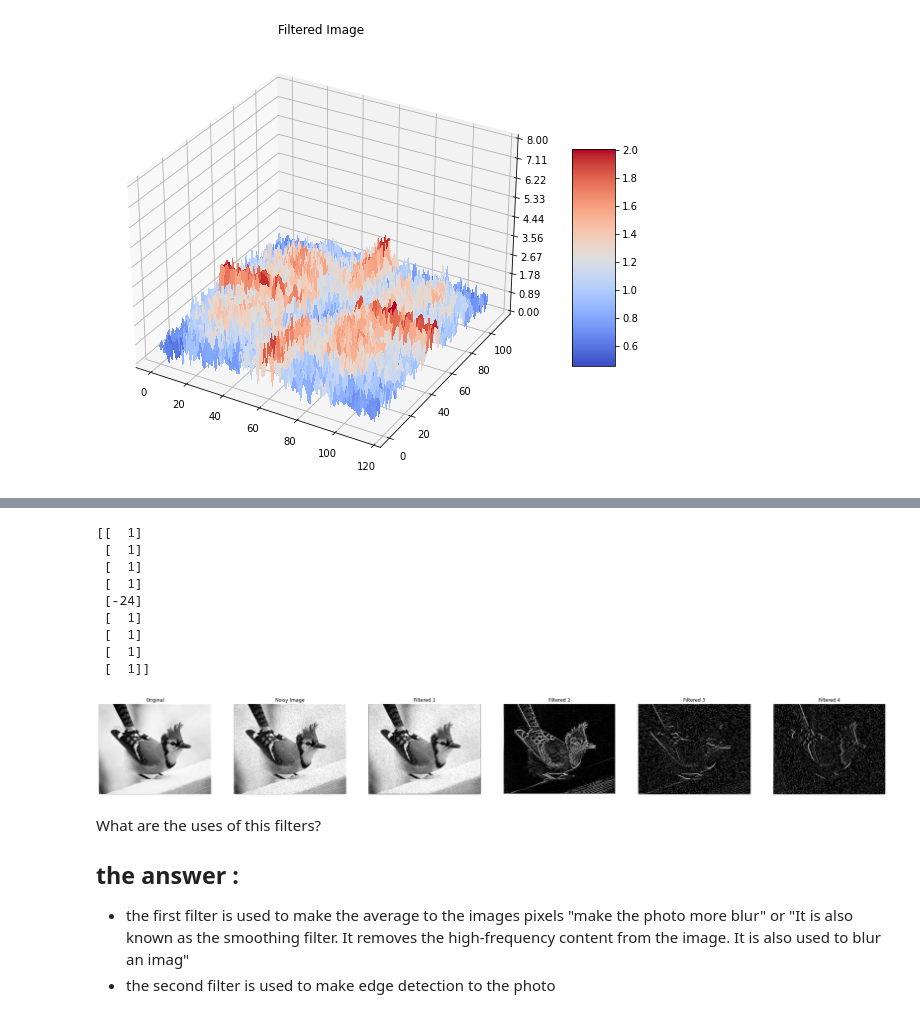
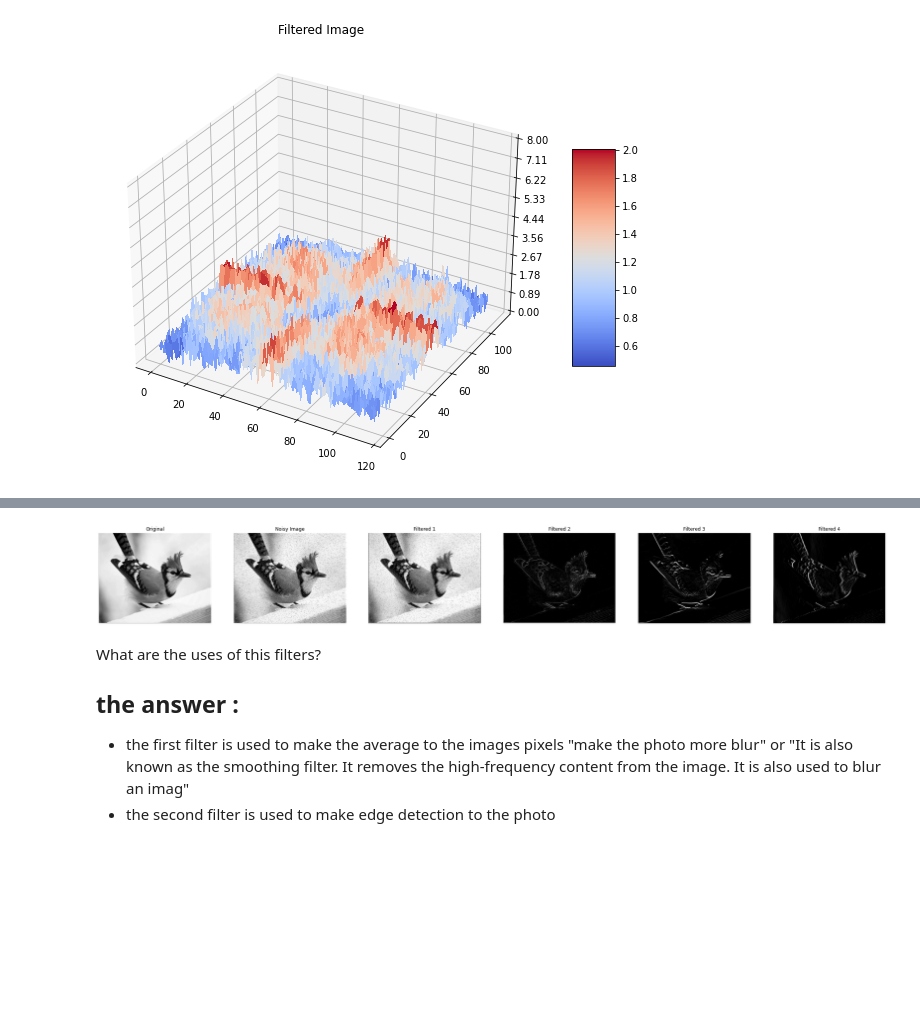
Before and after one commit to norhanreda/solutions-of-image-processing-labs, a Jupyter notebook: lab2/lab02-std/lab2-std.ipynb, the cells around one changed output, grey strips where cells are left out. Drawn from its saved outputs; the diff is of its cells as text; code cells hidden in the pictures; blank space fills up the shorter version.

```diff
--- a/lab2/lab02-std/lab2-std.ipynb
+++ b/lab2/lab02-std/lab2-std.ipynb
@@ -161,57 +160,39 @@ noisy_img = random_noise(image=img,mode='s&p')
 
 # ])
 
 f1 = (1/9)*np.array([
     [ 1,1,1],
     [1,1,1],
     [ 1,1,1]
 ])
 
 f2 = np.array([
-    [1,1,1,1,1],
-    [1,1,1,1,1],
-    [1,1,-24,1,1],
-    [1,1,1,1,1],
-    [1,1,1,1,1]
+    [1,1,1],
+    [1,-8,1],
+    [1,1,1]
 ])
 f3 = np.array([
     [ 1,1,1],
     [0,0,0],
     [ -1,-1,-1]
 ])
 
 f4 = np.array([
     [ 1,0,-1],
     [1,0,-1],
     [ 1,0,-1]
 ])
 
-# f5 = np.array([
-#     [ 100,0,-10],
-#     [10,0,-10],
-#     [ 10,0,-10]
-# ])
 # TODO: Convolve the noisy image with f1 and the rest of the filters with the original image
 img_f1 = convolve2d(noisy_img, f1)
 img_f2 = convolve2d(img, f2)
-img_f3 = convolve2d(noisy_img, f3)
-img_f4 = convolve2d(noisy_img, f4)
-# img_f5 = convolve2d(noisy_img, f5)
-
+img_f3 = convolve2d(img, f3)
+img_f4 = convolve2d(img, f4)
 
 # Show the images
 cf.show_images([rescale_intensity(x, in_range=(0.0,1.0), out_range=(0, 255)) for x in [img,noisy_img, img_f1,img_f2,img_f3,img_f4]],['Original','Noisy Image', 'Filtered 1','Filtered 2','Filtered 3','Filtered 4'])
 # %% [output]
-[[  1]
- [  1]
- [  1]
- [  1]
- [-24]
- [  1]
- [  1]
- [  1]
- [  1]]
-[figure, old version]
+[figure, new version]
 # %% [markdown]
 
 What are the uses of this filters?
```
Also changed, not shown: parts of 3 cells of this notebook, 1 other file.
